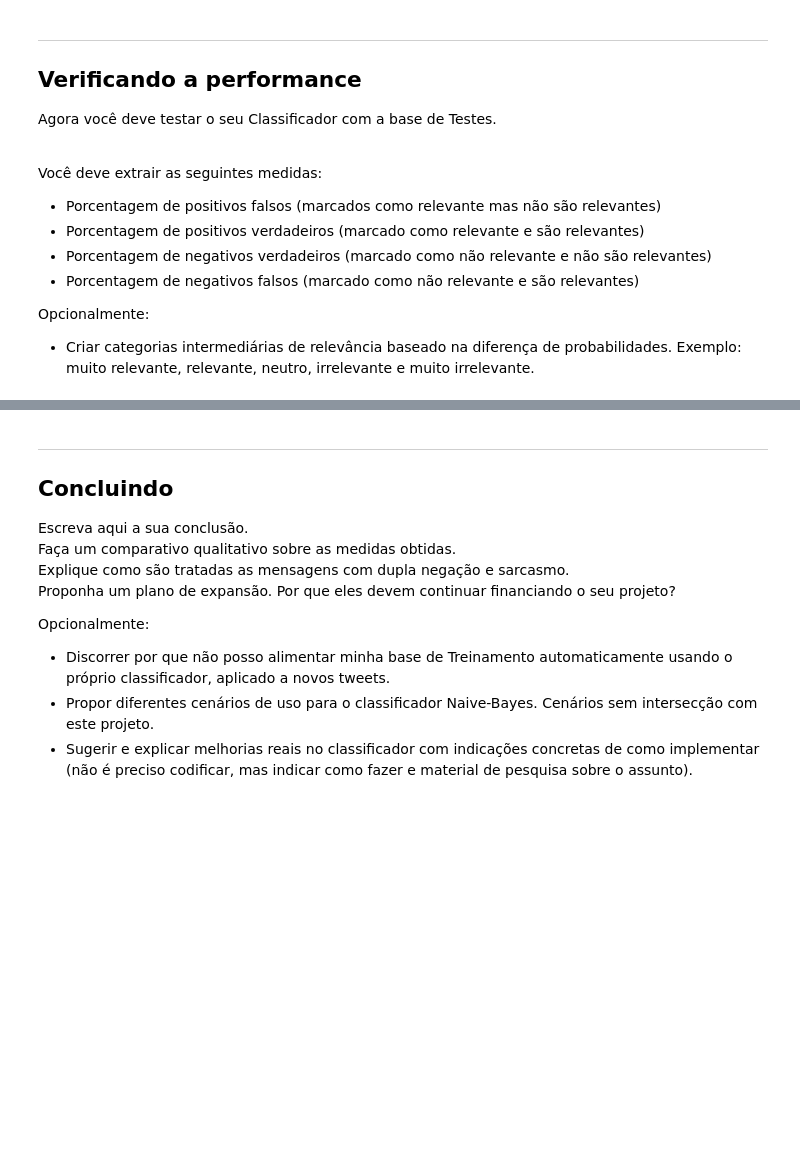
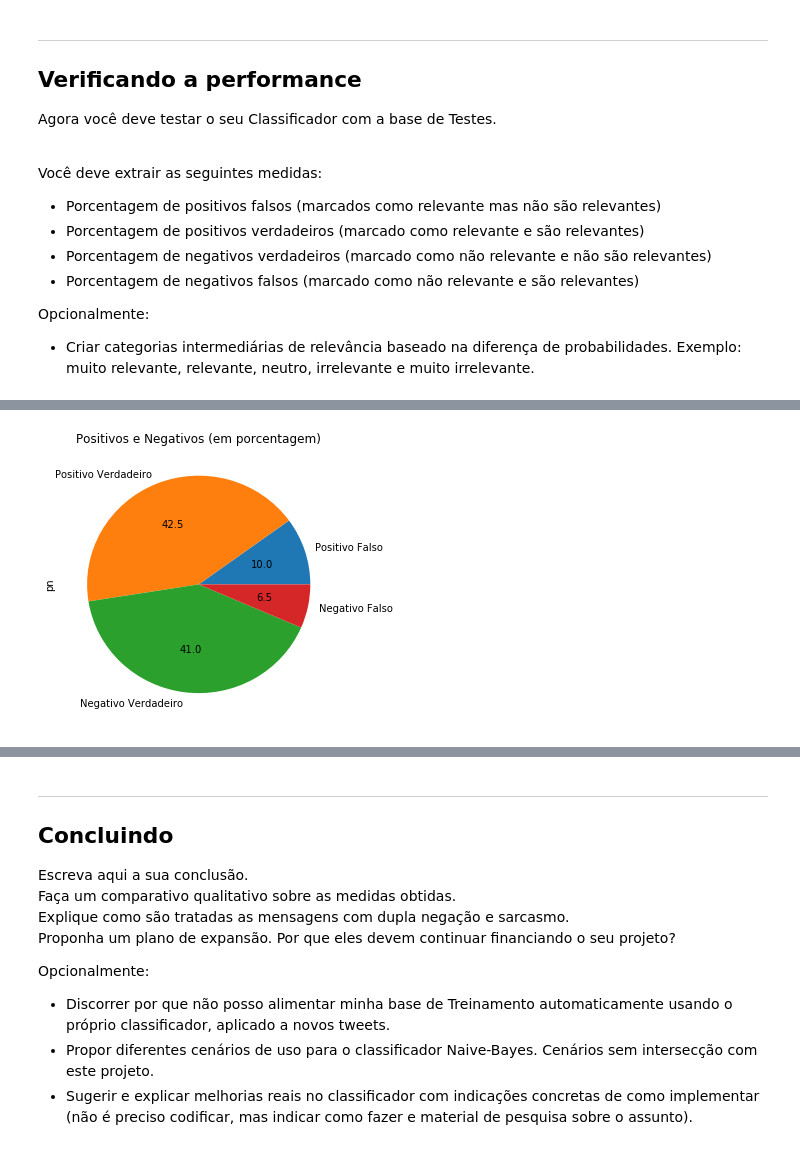
Before and after one commit to GiuPassarelli/NutTheBest, a Jupyter notebook: NutTheBest2.ipynb, the cells around one changed output, grey strips where cells are left out. Cells and saved outputs as stored; diff of their text form; code cells hidden in the pictures; blank space fills up the shorter version.

```diff
--- a/NutTheBest2.ipynb
+++ b/NutTheBest2.ipynb
@@ -351,0 +306,23 @@ print(Diferente)
+# %%
+for msg2 in dfteste['Teste']:
+    #Para sim:
+    PtweetS = (TSim/TTotal)
+    for i in msg2.split():
+        frase = limpadorcaracter(msg2)
+        if i in S:
+            PS[i] = (S[i]+1)/(bs+c)
+        else:
+            PS[i] = 1/(bs+c)
+        PtweetS = PtweetS*PS[i]
+    ListaPtweetS.append(PtweetS)
+
+    #Para não:
+    PtweetN = (TNao/TTotal)
+    for i in msg2.split():
+        frase = limpadorcaracter(msg2)
+        if i in N:
+            PN[i] = (N[i]+1)/(bn+c)
+        else:
+            PN[i] = 1/(bn+c)
+        PtweetN = PtweetN*PN[i]
+    ListaPtweetN.append(PtweetN)
@@ -351,0 +331,8 @@ print(Diferente)
+# %%
+for i in range(len(ListaPtweetS)):
+    if ListaPtweetS[i]>ListaPtweetN[i]:
+        Resultado.append("Sim")
+    if ListaPtweetN[i]>ListaPtweetS[i]:
+        Resultado.append("Não")
+
+dfteste["Resultado"] = Resultado
@@ -373,0 +397,8 @@ print(NegFalso)
+# %%
+import matplotlib.pyplot as plt
+k = dfteste.pn.value_counts()/len(PeN)*100
+s = k.reindex(['Positivo Falso','Positivo Verdadeiro','Negativo Verdadeiro','Negativo Falso'])
+plot = s.plot(kind='pie',title='Positivos e Negativos (em porcentagem)',autopct='%.1f',figsize=(5, 5))
+plt.show()
+# %% [output]
+[figure, added]
```
Also changed, not shown: parts of 22 cells of this notebook.
